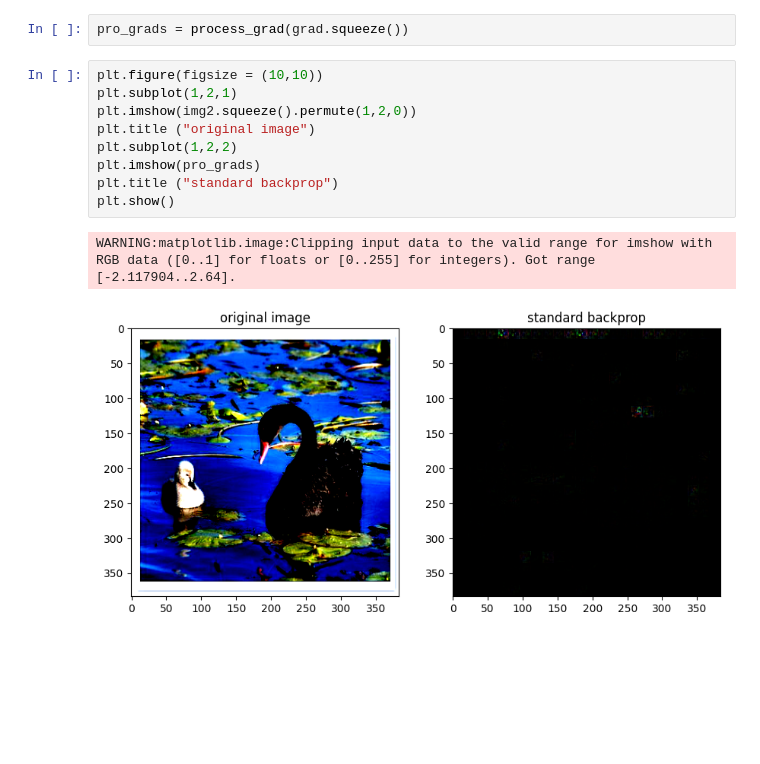
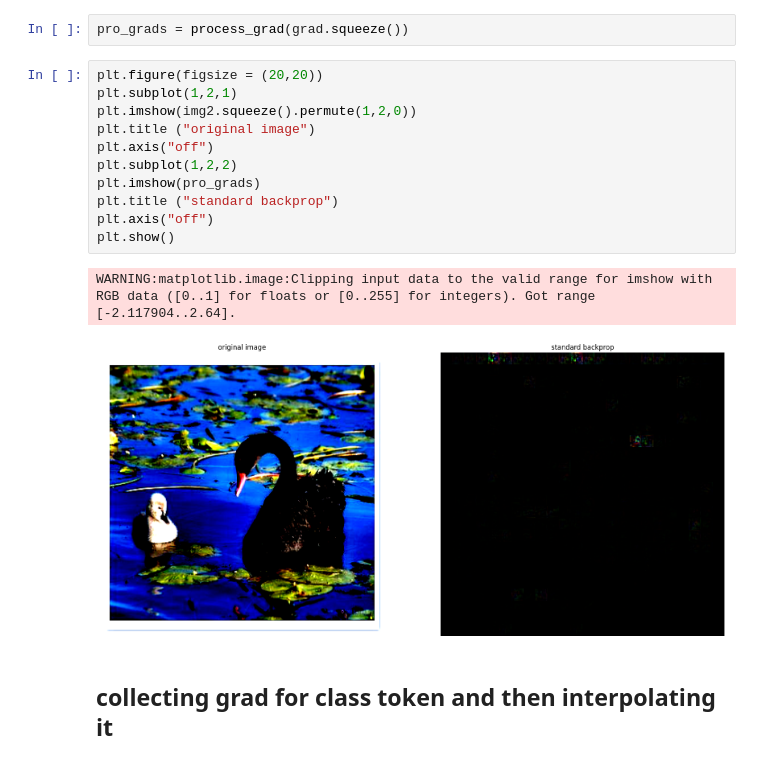
Before and after one commit to Harshtherocking/colab-lab, a Jupyter notebook: hooks.ipynb, the cells around one changed output. Saved outputs shown, nothing was run; the diff lists cells and outputs as text; blank space fills up the shorter version.

Commit message:
grads

```diff
--- a/hooks.ipynb
+++ b/hooks.ipynb
@@ -99,14 +99,18 @@ grad.shape
 # %%
 pro_grads = process_grad(grad.squeeze())
 # %%
-plt.figure(figsize = (10,10))
+plt.figure(figsize = (20,20))
 plt.subplot(1,2,1)
 plt.imshow(img2.squeeze().permute(1,2,0))
 plt.title ("original image")
+plt.axis("off")
 plt.subplot(1,2,2)
 plt.imshow(pro_grads)
 plt.title ("standard backprop")
+plt.axis("off")
 plt.show()
 # %% [output]
 WARNING:matplotlib.image:Clipping input data to the valid range for imshow with RGB data ([0..1] for floats or [0..255] for integers). Got range [-2.117904..2.64].
-[figure, old version]
+[figure, new version]
+# %% [markdown]
+## collecting grad for class token and then interpolating it
```
Also changed, not shown: parts of 21 cells of this notebook.
